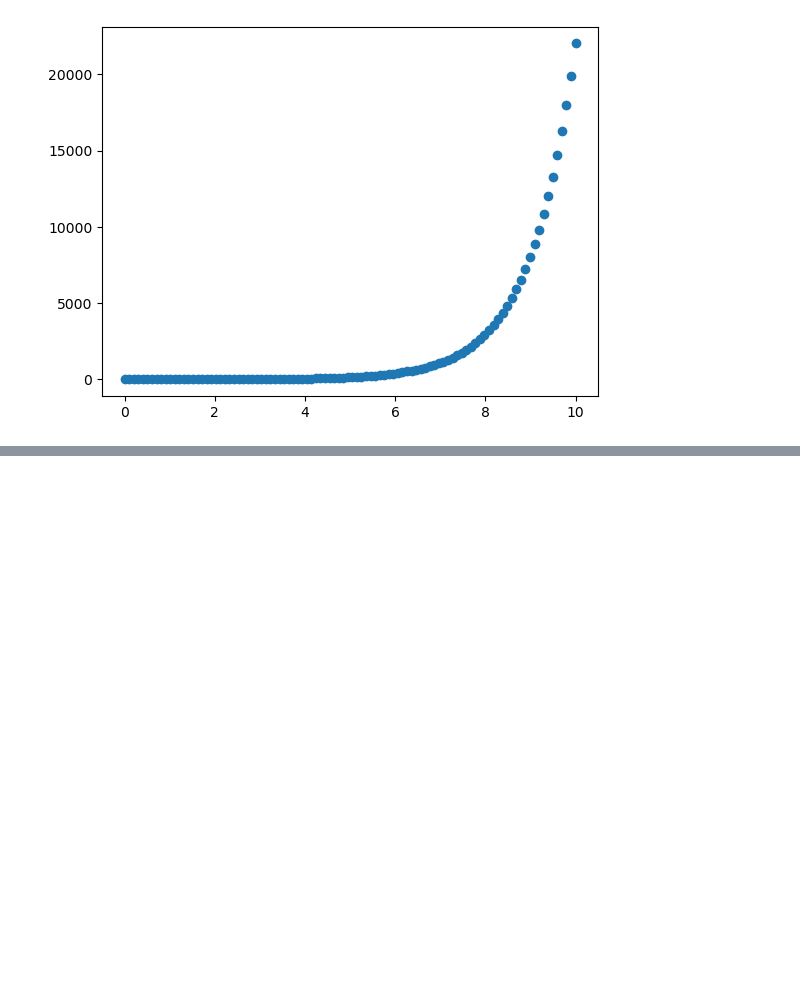
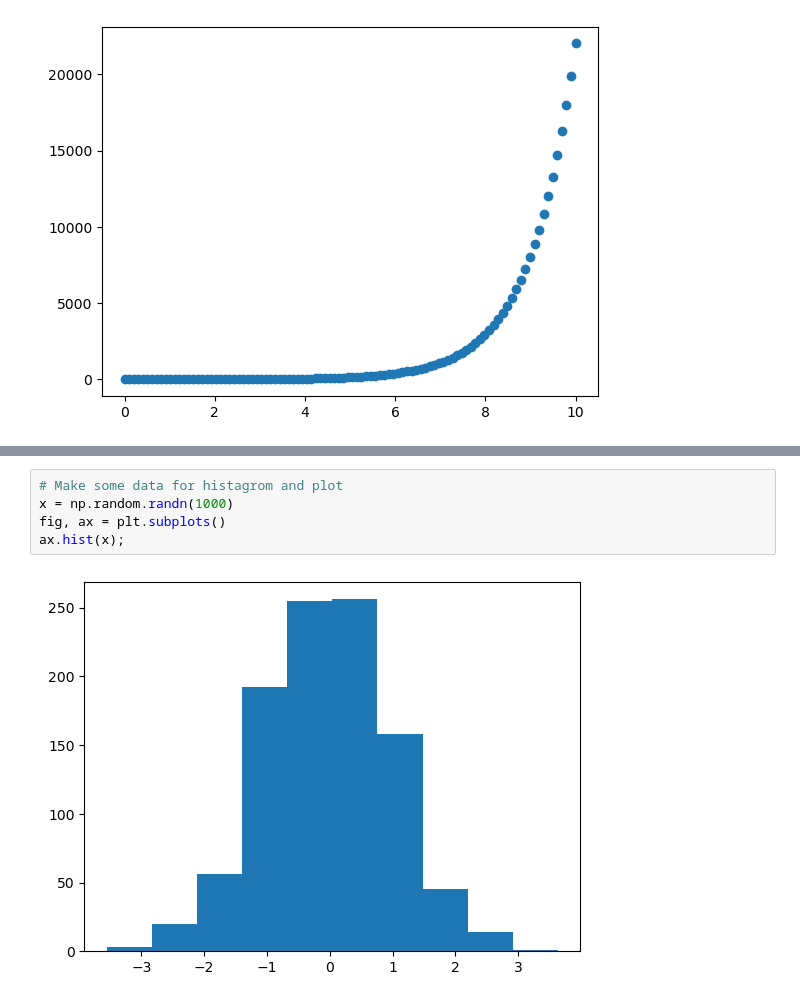
Before and after one commit to ERROR244/AI-ML-DS-Bootcamp, a Jupyter notebook: py/tutorials/T1/src/Introduction-to-Matplotlib.ipynb, the cells around one changed output, grey strips where cells are left out. Drawn from its saved outputs; the diff is of its cells as text; blank space fills up the shorter version.

```diff
--- a/py/tutorials/T1/src/Introduction-to-Matplotlib.ipynb
+++ b/py/tutorials/T1/src/Introduction-to-Matplotlib.ipynb
@@ -141,0 +154,7 @@ ax.hist(x, (x));
+# %%
+# Make some data for histagrom and plot
+x = np.random.randn(1000)
+fig, ax = plt.subplots()
+ax.hist(x);
+# %% [output]
+[figure, added]
```
Also changed, not shown: parts of 30 cells of this notebook, 3 other files.
